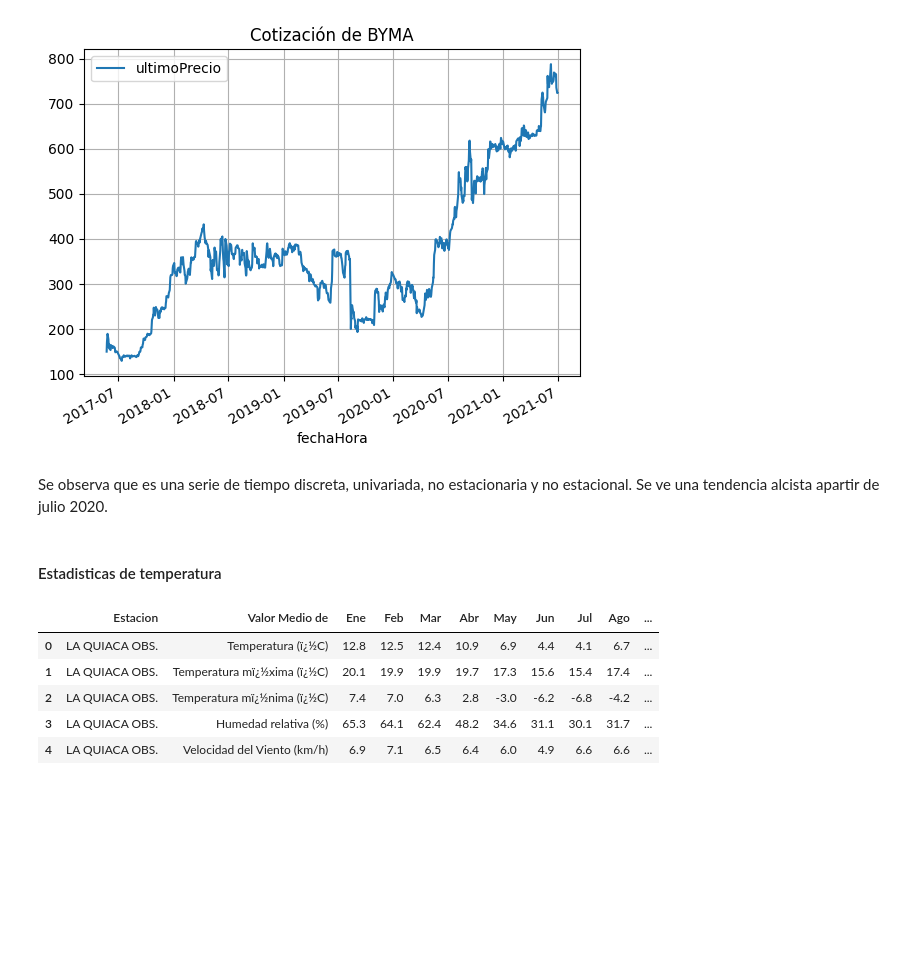
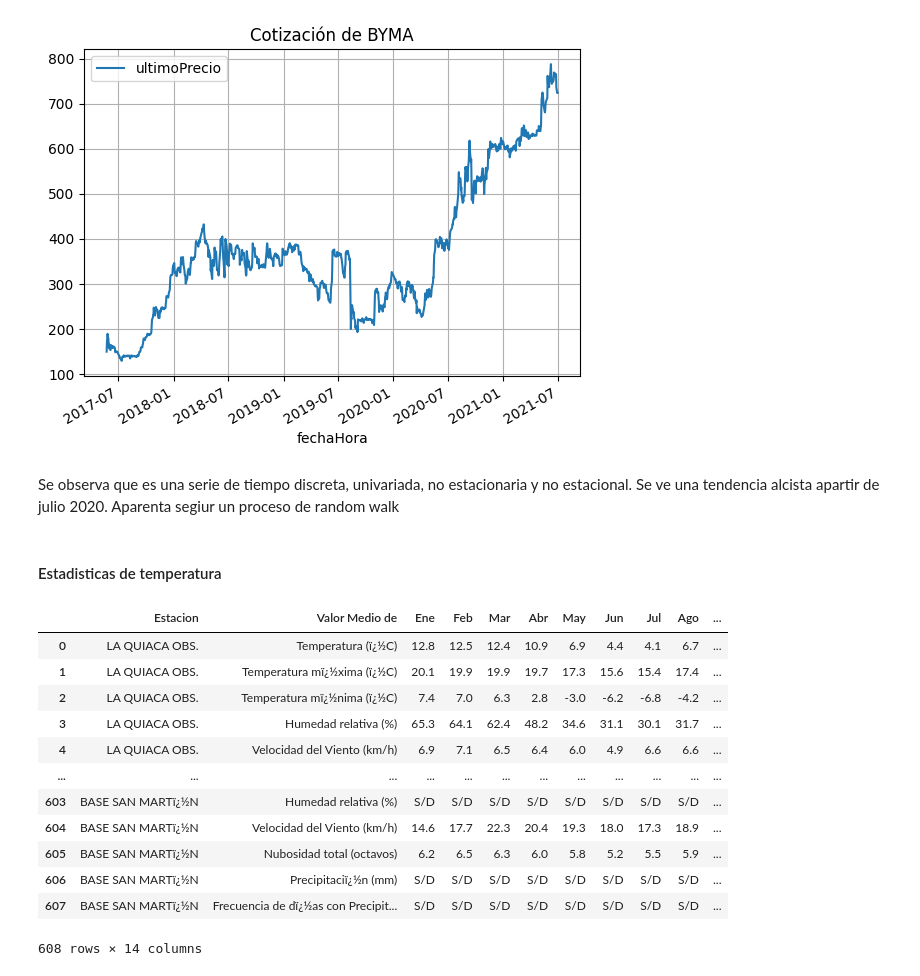
Before and after one commit to marianataglio/seriestemporales, a Jupyter notebook: ej_1.ipynb, the cells around one changed output. Saved outputs shown, nothing was run; the diff lists cells and outputs as text; code cells hidden in the pictures; blank space fills up the shorter version.

```diff
--- a/ej_1.ipynb
+++ b/ej_1.ipynb
@@ -77,20 +108,25 @@ plt.grid(True)
 [figure]
 # %% [markdown]
 Se observa que es una serie de tiempo discreta, univariada, no estacionaria y no estacional.
-Se ve  una tendencia alcista apartir de julio 2020.
+Se ve una tendencia alcista apartir de julio 2020.
+Aparenta segiur un proceso de random walk
 # %% [markdown]
 #### Estadisticas de temperatura
 # %%
 temp = pd.read_csv("./Datasets/new_estadisticas.txt", sep="\t", encoding="latin-1")
-# %%
-temp.columns = ['Estacion', 'Valor Medio de', 'Ene', 'Feb', 'Mar', 'Abr', 'May',
-       'Jun', 'Jul', 'Ago', 'Sep', 'Oct', 'Nov', 'Dic']
 # %%
-temp.head()
+temp
 # %% [output]
 |  | Estacion | Valor Medio de | Ene | Feb | Mar | Abr | May | Jun | Jul | Ago | ... |
 | 0 | LA QUIACA OBS. | Temperatura (ï¿½C) | 12.8 | 12.5 | 12.4 | 10.9 | 6.9 | 4.4 | 4.1 | 6.7 | ... |
 | 1 | LA QUIACA OBS. | Temperatura mï¿½xima (ï¿½C) | 20.1 | 19.9 | 19.9 | 19.7 | 17.3 | 15.6 | 15.4 | 17.4 | ... |
 | 2 | LA QUIACA OBS. | Temperatura mï¿½nima (ï¿½C) | 7.4 | 7.0 | 6.3 | 2.8 | -3.0 | -6.2 | -6.8 | -4.2 | ... |
 | 3 | LA QUIACA OBS. | Humedad relativa (%) | 65.3 | 64.1 | 62.4 | 48.2 | 34.6 | 31.1 | 30.1 | 31.7 | ... |
 | 4 | LA QUIACA OBS. | Velocidad del Viento (km/h) | 6.9 | 7.1 | 6.5 | 6.4 | 6.0 | 4.9 | 6.6 | 6.6 | ... |
+| ... | ... | ... | ... | ... | ... | ... | ... | ... | ... | ... | ... |
+| 603 | BASE SAN MARTï¿½N | Humedad relativa (%) | S/D | S/D | S/D | S/D | S/D | S/D | S/D | S/D | ... |
+| 604 | BASE SAN MARTï¿½N | Velocidad del Viento (km/h) | 14.6 | 17.7 | 22.3 | 20.4 | 19.3 | 18.0 | 17.3 | 18.9 | ... |
+| 605 | BASE SAN MARTï¿½N | Nubosidad total (octavos) | 6.2 | 6.5 | 6.3 | 6.0 | 5.8 | 5.2 | 5.5 | 5.9 | ... |
+| 606 | BASE SAN MARTï¿½N | Precipitaciï¿½n (mm) | S/D | S/D | S/D | S/D | S/D | S/D | S/D | S/D | ... |
+| 607 | BASE SAN MARTï¿½N | Frecuencia de dï¿½as con Precipit... | S/D | S/D | S/D | S/D | S/D | S/D | S/D | S/D | ... |
+608 rows × 14 columns
```
Also changed, not shown: parts of 14 cells of this notebook.
